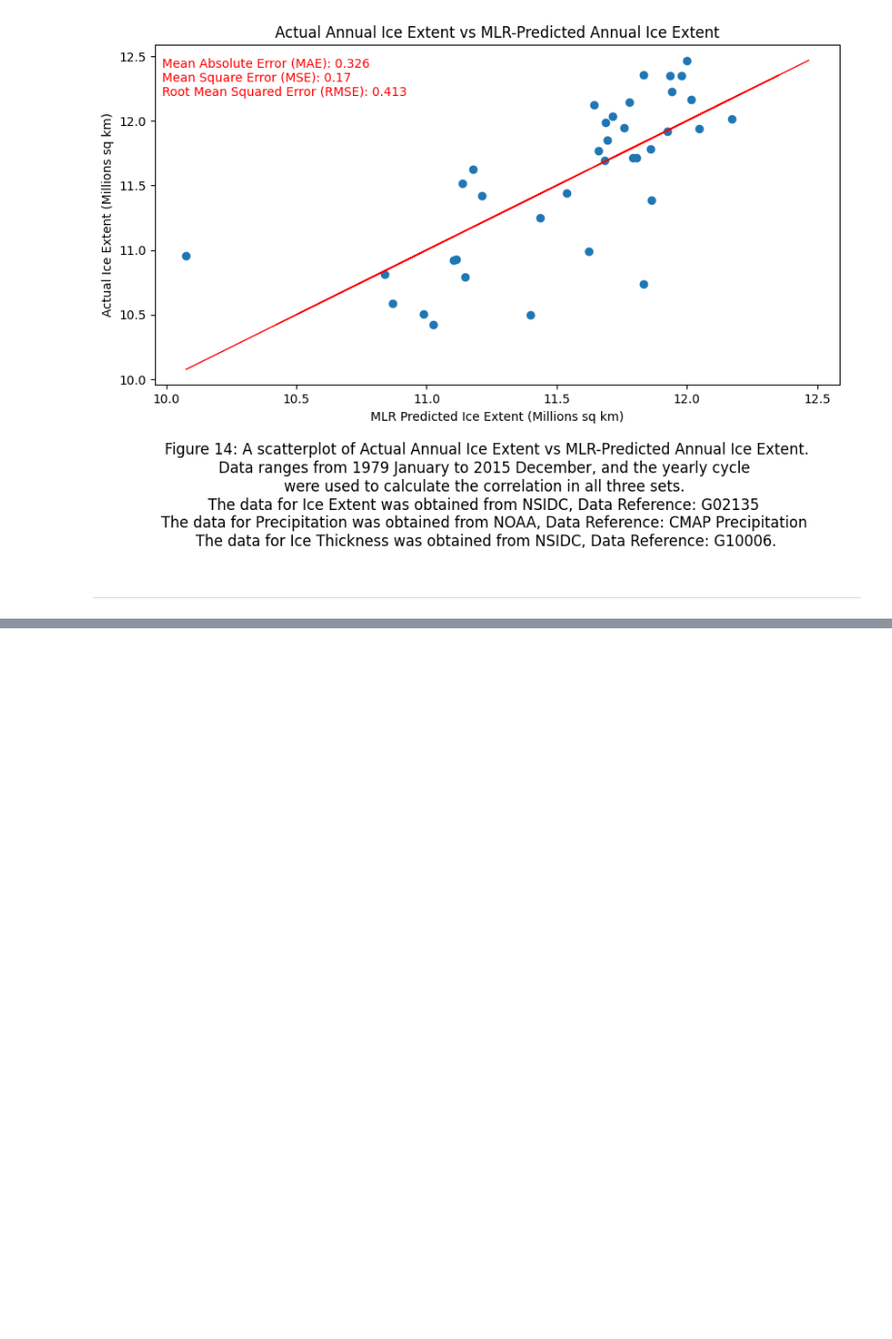
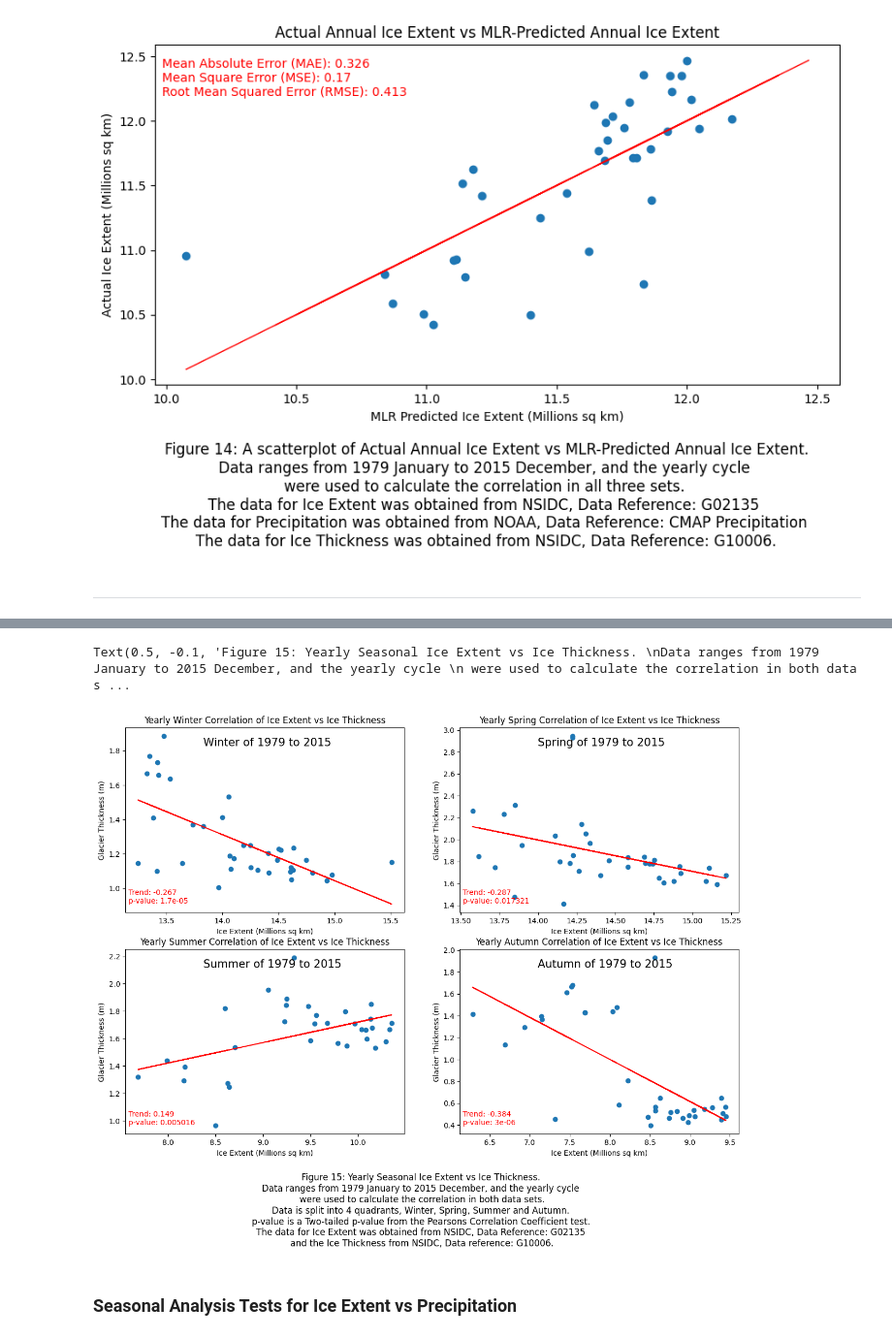
Before and after one commit to gardeneda/Arctic-Ice-vs-Precipitation, a Jupyter notebook: data_management.ipynb, the cells around one changed output, grey strips where cells are left out. Shown at 97% size. Drawn from its saved outputs; the diff is of its cells as text; code cells hidden in the pictures; blank space fills up the shorter version.

```diff
--- a/data_management.ipynb
+++ b/data_management.ipynb
@@ -1108,16 +1112,16 @@ for index in thkns_values.index:
 # %%
-## OLS for Ice_Thickness vs Ice_Extent (WINTER)
-y = winter_thkns_values
-x_OS = winter_extent_values
+## OLS for ICE EXTENT VS ICE THICKNESS (WINTER)
+winter_y = winter_thkns_values
+winter_OS = winter_extent_values
 
 # Add a column of ones to the x variables (required for statsmodel regression)
-x_OS = sm.add_constant(x_OS)
+winter_OS = sm.add_constant(winter_OS)
 
 # Fit linear model to training data (drop missing values)
-winter_model = sm.OLS(y, x_OS, missing='drop').fit()
+winter_model = sm.OLS(winter_y, winter_OS, missing='drop').fit()
 
 # Attain prediction of the model.
-prediction_winter = winter_model.predict(x_OS)
+prediction_winter = winter_model.predict(winter_OS)
 
 # Store the trend, 95% confidence intervals, and Rsquare
 trend_winter = winter_model.params[1]
@@ -1125,8 +1129,8 @@ conf_winter = winter_model.conf_int()[1]
 rsquared_winter = winter_model.rsquared
 
 # Performing the Pearson's Correlation measure on the two data sets.
-x = winter_extent_values
-pearson_winter = stat.pearsonr(x, y)
+winter_x = winter_extent_values
+pearson_winter = stat.pearsonr(winter_x, winter_y)
 
 # Isolating the Pearson's Correlation Coefficient
 pearson_coefficient_winter = pearson_winter[0]
@@ -1135,0 +1224,57 @@ two_pvalue_winter = pearson_winter[1]
+# %%
+# Plotting the graph
+fig5, ((axW1, axW2), (axW3, axW4)) = plt.subplots(2,2,figsize=[15,10])
+
+axW1.scatter(winter_extent_values, winter_thkns_values)
+axW1.plot(winter_extent_values, prediction_winter, color='r')
+axW1.set_xlabel("Ice Extent (Millions sq km)")
+axW1.set_ylabel("Glacier Thickness (m)")
+axW1.set_title("Yearly Winter Correlation of Ice Extent vs Ice Thickness")
+axW1.annotate(f"Trend: {round(trend_winter, 3)}\n" +
+              f"p-value: {round(two_pvalue_winter, 6)}"
+             , xy=(0.01, 0.05), xycoords='axes fraction', color='r', fontsize=10)
+axW1.annotate("Winter of 1979 to 2015", xy=(0.28, 0.9), xycoords='axes fraction', fontsize=15)
+
+axW2.scatter(spring_extent_values, spring_thkns_values)
+axW2.plot(spring_extent_values, prediction_spring, color='r')
+axW2.set_xlabel("Ice Extent (Millions sq km)")
+axW2.set_ylabel("Glacier Thickness (m)")
+axW2.set_title("Yearly Spring Correlation of Ice Extent vs Ice Thickness")
+axW2.annotate(f"Trend: {round(trend_spring, 3)}\n" +
+              f"p-value: {round(two_pvalue_spring, 6)}"
+             , xy=(0.01, 0.05), xycoords='axes fraction', color='r', fontsize=10)
+axW2.annotate("Spring of 1979 to 2015", xy=(0.28, 0.9), xycoords='axes fraction', fontsize=15)
+
+axW3.scatter(summer_extent_values, summer_thkns_values)
+axW3.plot(summer_extent_values, prediction_summer, color='r')
+axW3.set_xlabel("Ice Extent (Millions sq km)")
+axW3.set_ylabel("Glacier Thickness (m)")
+axW3.set_title("Yearly Summer Correlation of Ice Extent vs Ice Thickness")
+axW3.annotate(f"Trend: {round(trend_summer, 3)}\n" +
+              f"p-value: {round(two_pvalue_summer, 6)}"
+             , xy=(0.01, 0.05), xycoords='axes fraction', color='r', fontsize=10)
+axW3.annotate("Summer of 1979 to 2015", xy=(0.28, 0.9), xycoords='axes fraction', fontsize=15)
+
+axW4.scatter(autumn_extent_values, autumn_thkns_values)
+axW4.plot(autumn_extent_values, prediction_autumn, color='r')
+axW4.set_xlabel("Ice Extent (Millions sq km)")
+axW4.set_ylabel("Glacier Thickness (m)")
+axW4.set_title("Yearly Autumn Correlation of Ice Extent vs Ice Thickness")
+axW4.annotate(f"Trend: {round(trend_autumn, 3)}\n" +
+              f"p-value: {round(two_pvalue_autumn, 6)}"
+             , xy=(0.01, 0.05), xycoords='axes fraction', color='r', fontsize=10)
+axW4.annotate("Autumn of 1979 to 2015", xy=(0.28, 0.9), xycoords='axes fraction', fontsize=15)
+
+plt.figtext(0.5, -0.1, 'Figure 15: Yearly Seasonal Ice Extent vs Ice Thickness. \n' +
+                       'Data ranges from 1979 January to 2015 December, and the yearly cycle \n '+
+                       "were used to calculate the correlation in both data sets. \n" +
+                       "Data is split into 4 quadrants, Winter, Spring, Summer and Autumn. \n" +
+                       "p-value is a Two-tailed p-value from the Pearsons Correlation Coefficient test. \n" +
+                       'The data for Ice Extent was obtained from NSIDC, Data Reference: G02135 \n' +
+                       "and the Ice Thickness from NSIDC, Data reference: G10006."
+            , wrap=True, horizontalalignment='center', fontsize=12)
+# %% [output]
+Text(0.5, -0.1, 'Figure 15: Yearly Seasonal Ice Extent vs Ice Thickness. \nData ranges from 1979 January to 2015 December, and the yearly cycle \n were used to calculate the correlation in both data s ...
+[figure, added]
+# %% [markdown]
+<h3>Seasonal Analysis Tests for Ice Extent vs Precipitation</h3>
```
Also changed, not shown: parts of 21 cells of this notebook.
